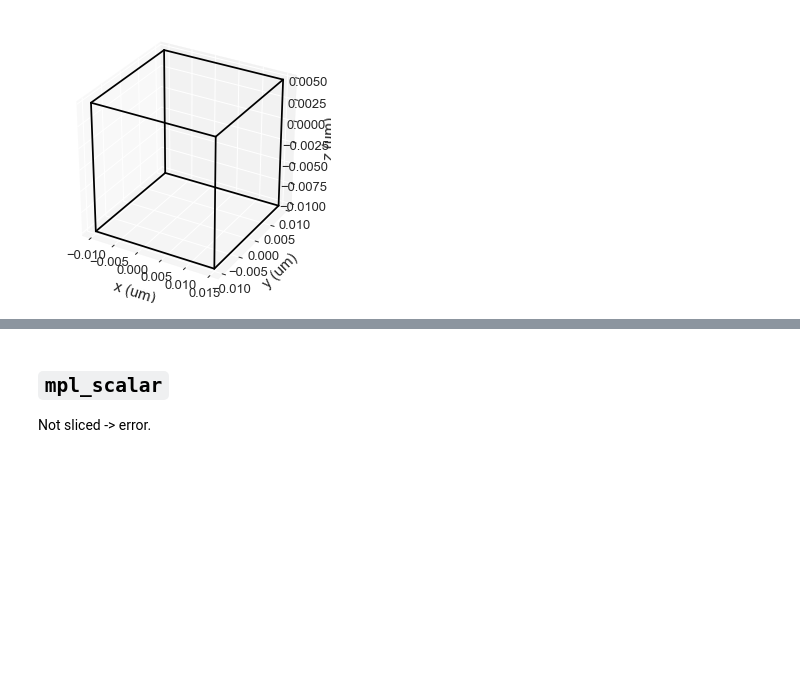
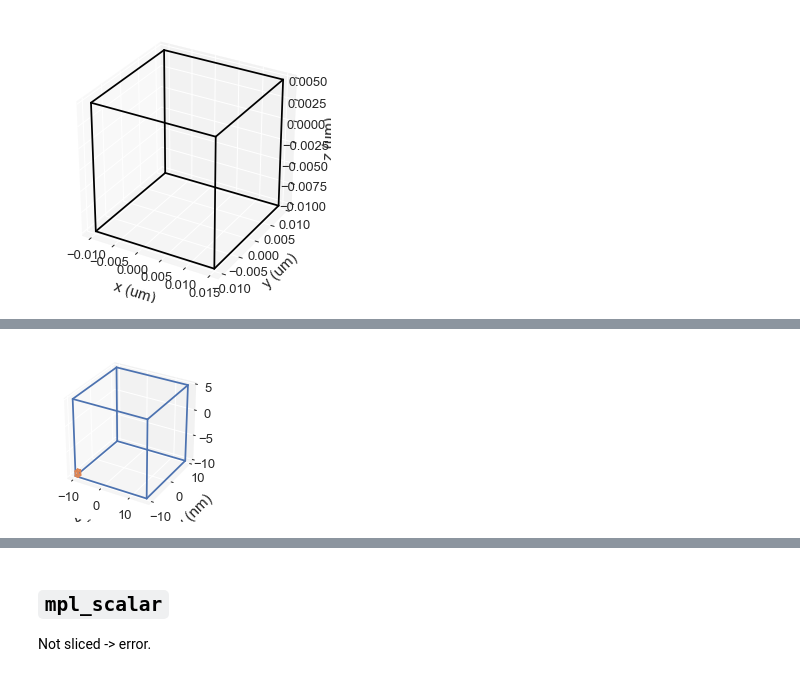
Before and after one commit to ubermag/discretisedfield, a Jupyter notebook: dev/mpl-plotting.ipynb, the cells around one changed output, grey strips where cells are left out. Saved outputs shown, nothing was run; the diff lists cells and outputs as text; code cells hidden in the pictures; blank space fills up the shorter version.

```diff
--- a/dev/mpl-plotting.ipynb
+++ b/dev/mpl-plotting.ipynb
@@ -55,0 +70,4 @@ field.mesh.region.k3d(color=0x4f5c6a, multiplier=1e-6, wireframe=True)
+# %%
+mesh.mpl(figsize=(3, 3))
+# %% [output]
+[figure, added]
```
Also changed, not shown: parts of 71 cells of this notebook, 8 other files.
